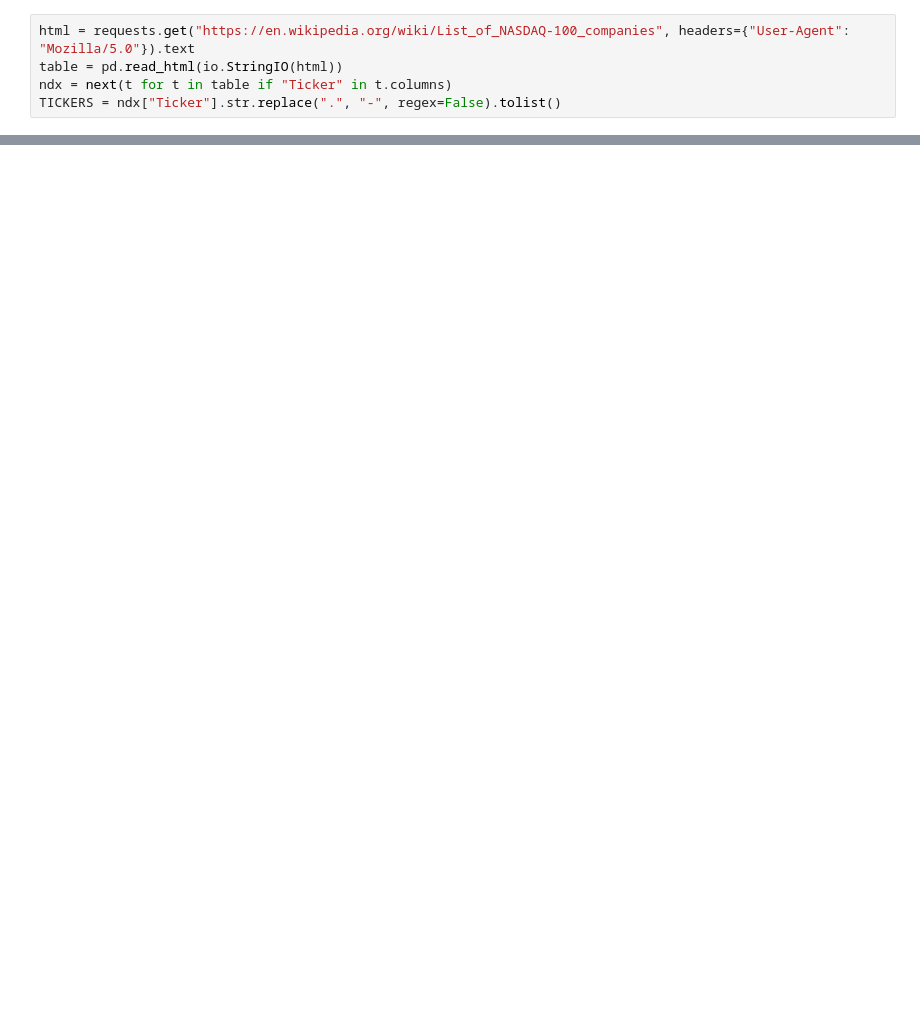
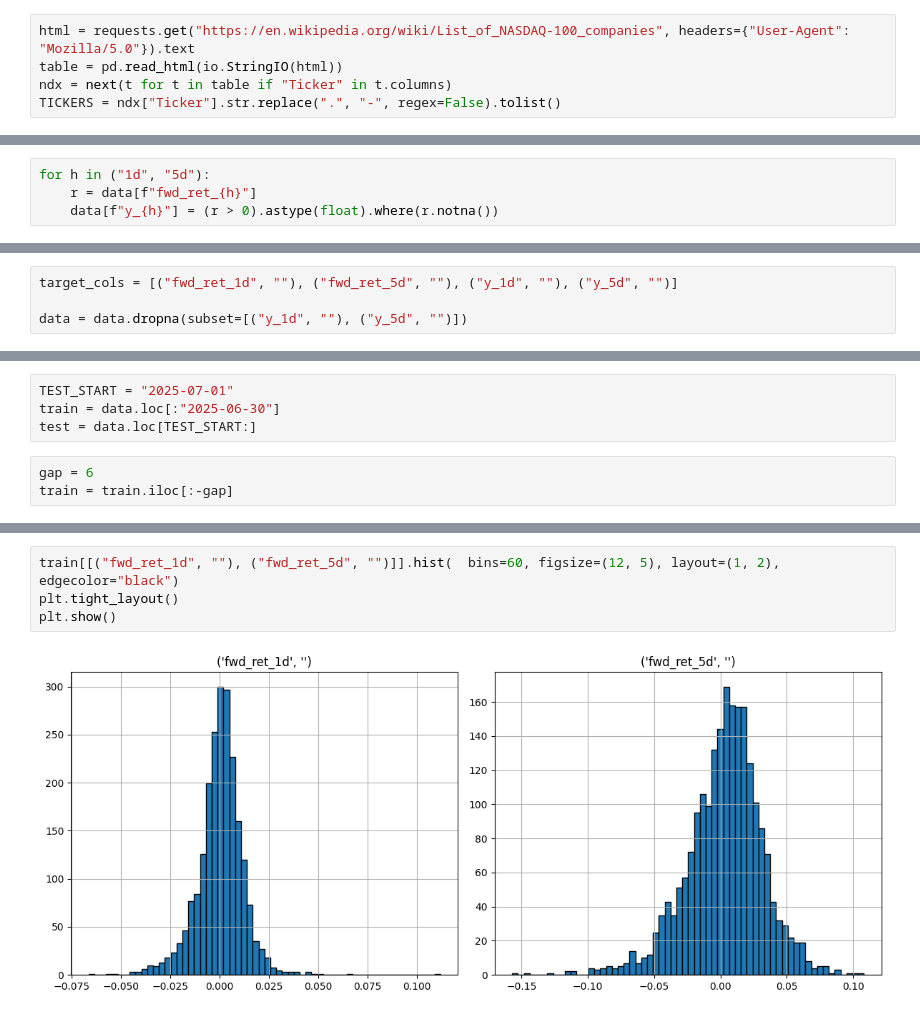
Before and after one commit to SamuAP19/NASDAQ_Prediction-Project, a Jupyter notebook: Project.ipynb, the cells around one changed output, grey strips where cells are left out. Saved outputs shown, nothing was run; the diff lists cells and outputs as text; blank space fills up the shorter version.

```diff
--- a/Project.ipynb
+++ b/Project.ipynb
@@ -174,0 +370,4 @@ df
+# %%
+for h in ("1d", "5d"):
+    r = data[f"fwd_ret_{h}"]
+    data[f"y_{h}"] = (r > 0).astype(float).where(r.notna())
@@ -175 +395,5 @@ df
+# %%
+target_cols = [("fwd_ret_1d", ""), ("fwd_ret_5d", ""), ("y_1d", ""), ("y_5d", "")]
+
+data = data.dropna(subset=[("y_1d", ""), ("y_5d", "")])
 # %%
@@ -176,0 +409,7 @@ df.to_feather("data/data.feather")
+# %%
+TEST_START = "2025-07-01"
+train = data.loc[:"2025-06-30"]
+test = data.loc[TEST_START:]
+# %%
+gap = 6
+train = train.iloc[:-gap]
@@ -176,0 +447,6 @@ df.to_feather("data/data.feather")
+# %%
+train[[("fwd_ret_1d", ""), ("fwd_ret_5d", "")]].hist(  bins=60, figsize=(12, 5), layout=(1, 2), edgecolor="black")
+plt.tight_layout()
+plt.show()
+# %% [output]
+[figure, added]
```
Also changed, not shown: parts of 62 cells of this notebook, 6 other files.
